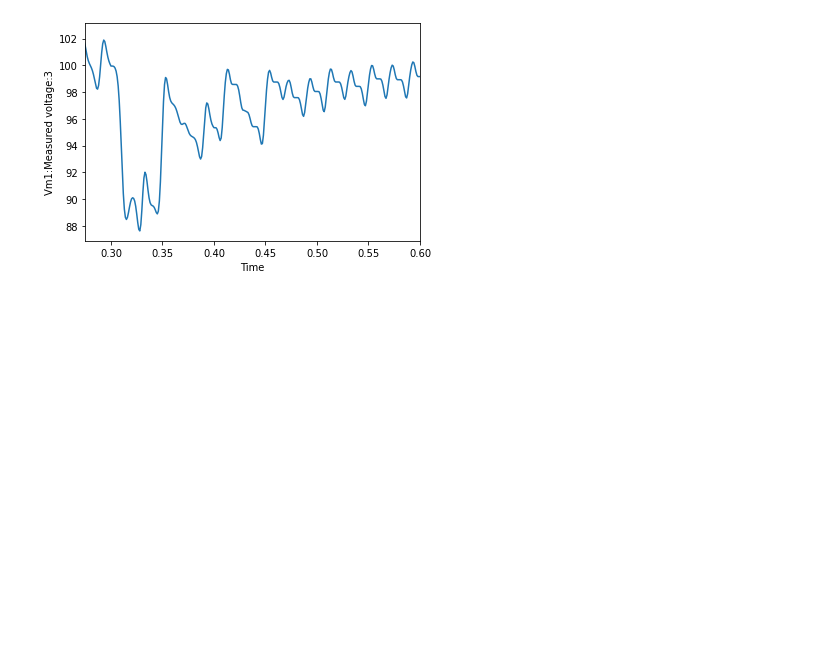
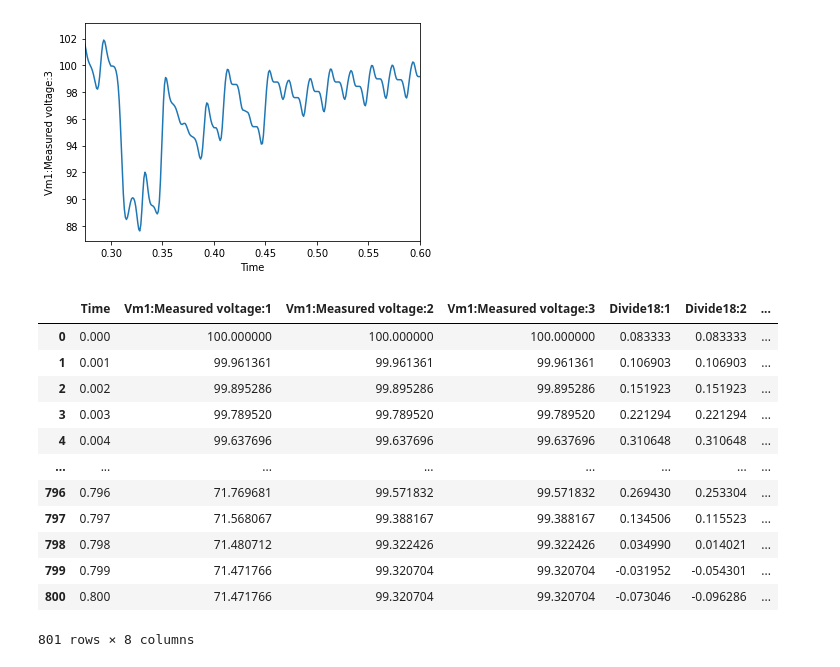
Before and after one commit to cholmess/Electric_Grid_Prediction, a Jupyter notebook: notebooks/Data Exploration.ipynb, the cells around one changed output. Saved outputs shown, nothing was run; the diff lists cells and outputs as text; code cells hidden in the pictures; blank space fills up the shorter version.

```diff
--- a/notebooks/Data Exploration.ipynb
+++ b/notebooks/Data Exploration.ipynb
@@ -318,3 +335,21 @@ plt.xlim(0.275, 0.6)
 plt.show()
 # %% [output]
 [figure]
+# %%
+# Inspecting second file
+df_test_ataque_60porcP_OpDB = pd.read_csv('Imbalanced_Attacked/test_ataque_60porcP_OpDB.csv')
+df_test_ataque_60porcP_OpDB
+# %% [output]
+|  | Time | Vm1:Measured voltage:1 | Vm1:Measured voltage:2 | Vm1:Measured voltage:3 | Divide18:1 | Divide18:2 | ... |
+| 0 | 0.000 | 100.000000 | 100.000000 | 100.000000 | 0.083333 | 0.083333 | ... |
+| 1 | 0.001 | 99.961361 | 99.961361 | 99.961361 | 0.106903 | 0.106903 | ... |
+| 2 | 0.002 | 99.895286 | 99.895286 | 99.895286 | 0.151923 | 0.151923 | ... |
+| 3 | 0.003 | 99.789520 | 99.789520 | 99.789520 | 0.221294 | 0.221294 | ... |
+| 4 | 0.004 | 99.637696 | 99.637696 | 99.637696 | 0.310648 | 0.310648 | ... |
+| ... | ... | ... | ... | ... | ... | ... | ... |
+| 796 | 0.796 | 71.769681 | 99.571832 | 99.571832 | 0.269430 | 0.253304 | ... |
+| 797 | 0.797 | 71.568067 | 99.388167 | 99.388167 | 0.134506 | 0.115523 | ... |
+| 798 | 0.798 | 71.480712 | 99.322426 | 99.322426 | 0.034990 | 0.014021 | ... |
+| 799 | 0.799 | 71.471766 | 99.320704 | 99.320704 | -0.031952 | -0.054301 | ... |
+| 800 | 0.800 | 71.471766 | 99.320704 | 99.320704 | -0.073046 | -0.096286 | ... |
+801 rows × 8 columns
```
Also changed, not shown: parts of 20 cells of this notebook.
